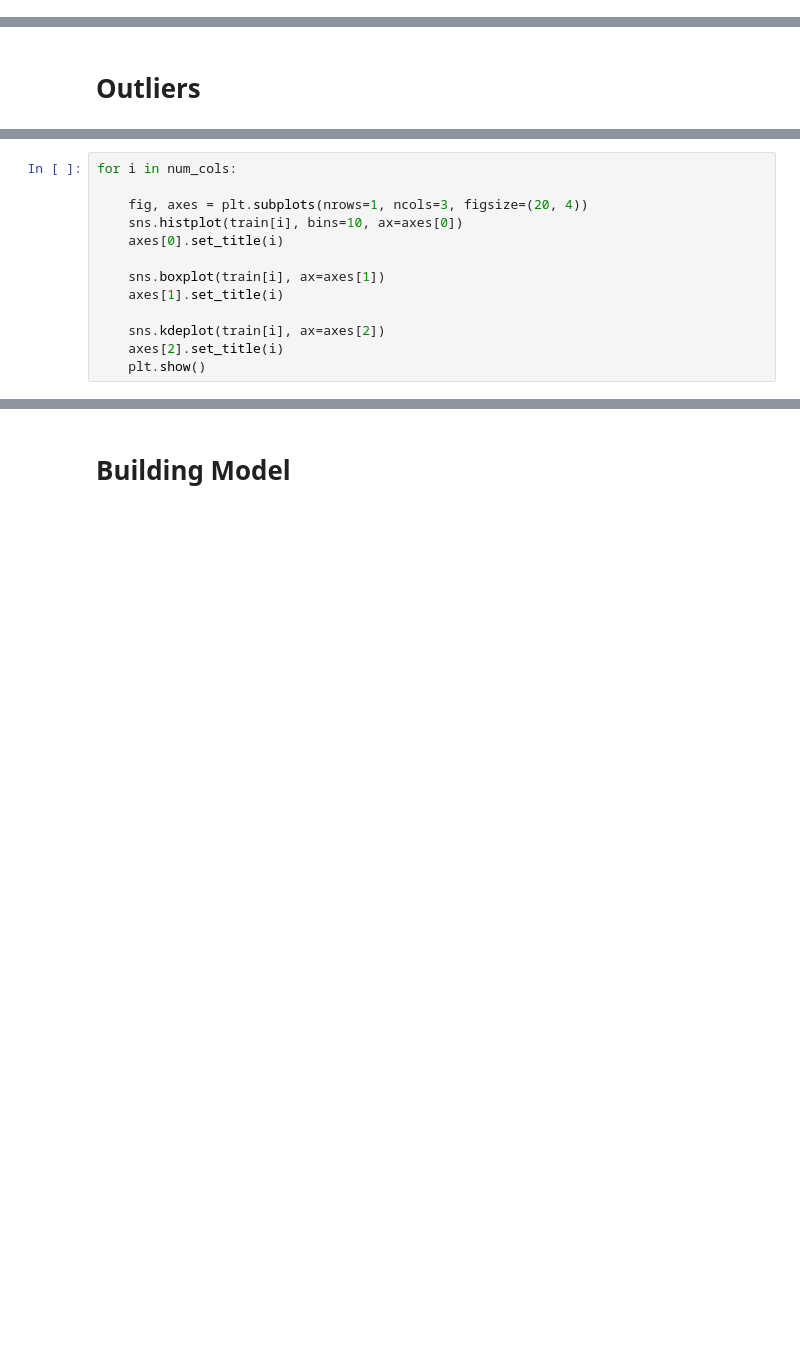
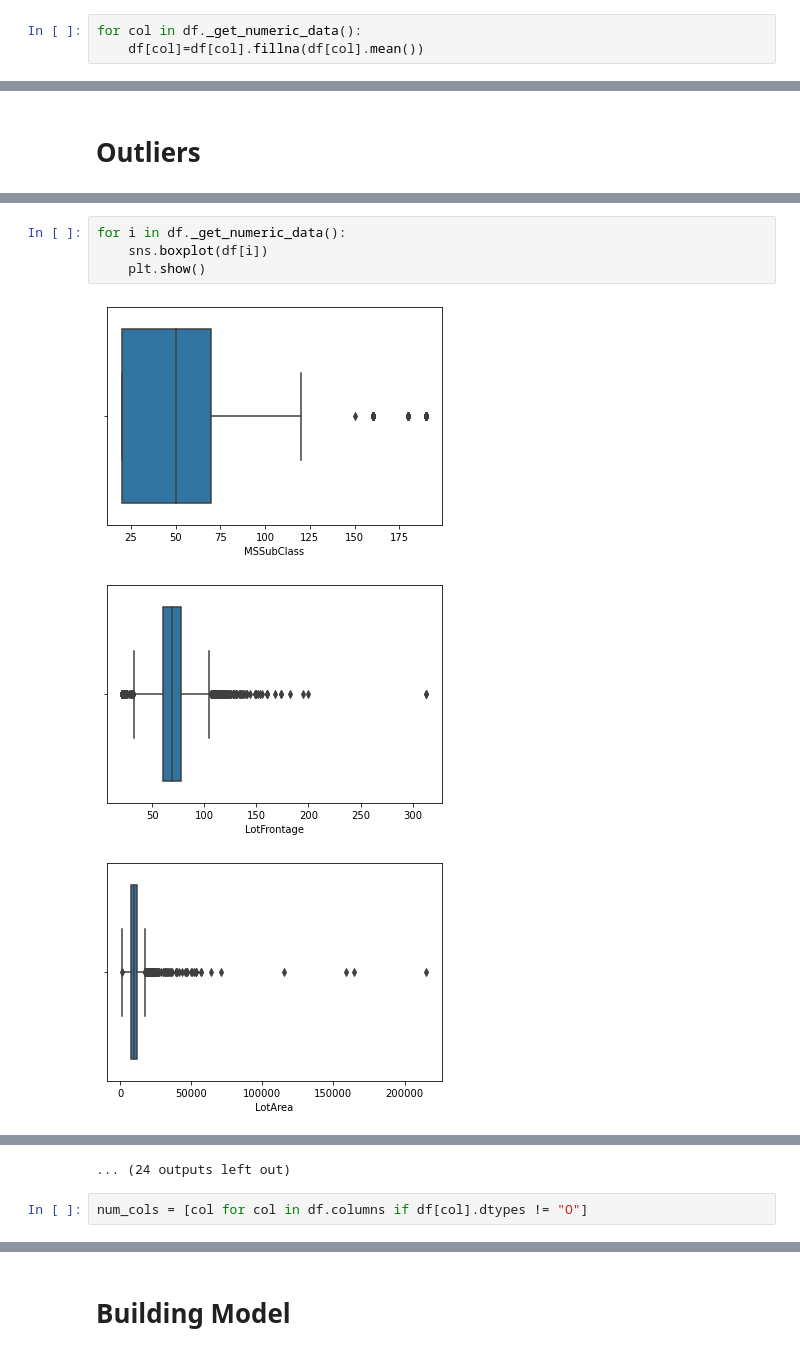
Before and after one commit to DevTeymur/House-Price-Prediction-Model, a Jupyter notebook: model.ipynb, the cells around one changed output, grey strips where cells are left out. Cells and saved outputs as stored; diff of their text form; blank space fills up the shorter version.

```diff
--- a/model.ipynb
+++ b/model.ipynb
@@ -344,0 +343,3 @@ msno.matrix(test,figsize=(10,5), fontsize=12)
+# %%
+for col in df._get_numeric_data():
+    df[col]=df[col].fillna(df[col].mean())
@@ -430,13 +351,0 @@ sns.boxplot(train['SalePrice'])
-# %%
-for i in num_cols:
-
-    fig, axes = plt.subplots(nrows=1, ncols=3, figsize=(20, 4))
-    sns.histplot(train[i], bins=10, ax=axes[0])
-    axes[0].set_title(i)
-
-    sns.boxplot(train[i], ax=axes[1])
-    axes[1].set_title(i)
-
-    sns.kdeplot(train[i], ax=axes[2])
-    axes[2].set_title(i)
-    plt.show()
@@ -625,0 +382,8 @@ train5.name='train5'
+# %%
+for i in df._get_numeric_data():
+    sns.boxplot(df[i])
+    plt.show()
+# %% [output]
+[figure, added]
+[figure, added]
+[figure, added]
@@ -625,0 +399,3 @@ train5.name='train5'
+... (24 outputs left out)
+# %%
+num_cols = [col for col in df.columns if df[col].dtypes != "O"]
```
Also changed, not shown: parts of 112 cells of this notebook, 5 other files.
